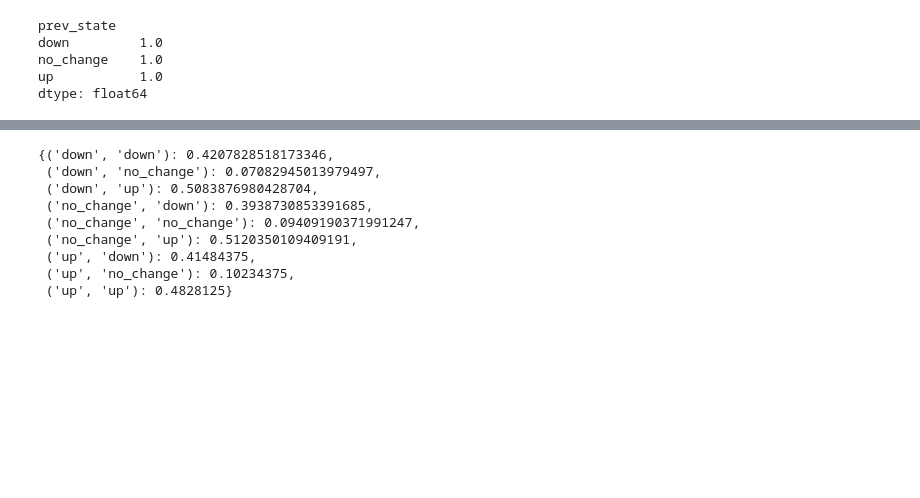
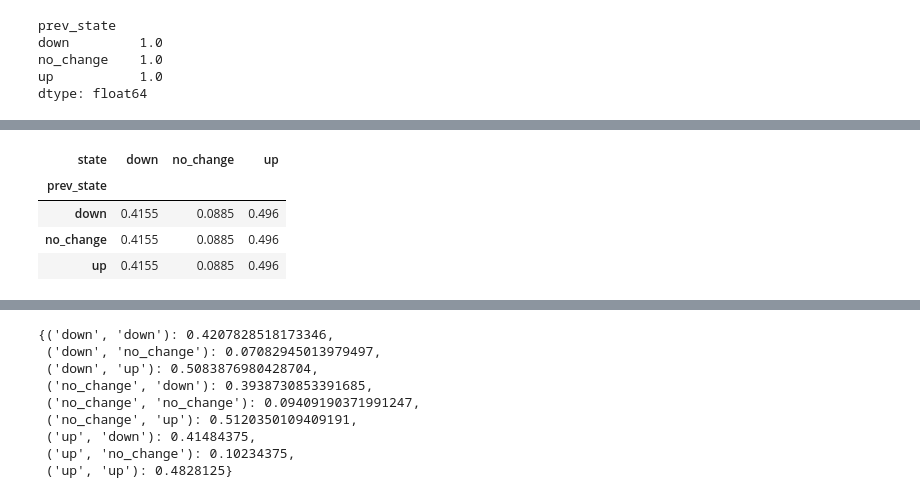
Before and after one commit to saritmaitra/Markov_Model, a Jupyter notebook: Markov_regime_switching.ipynb, the cells around one changed output, grey strips where cells are left out. Drawn from its saved outputs; the diff is of its cells as text; code cells hidden in the pictures; blank space fills up the shorter version.

```diff
--- a/Markov_regime_switching.ipynb
+++ b/Markov_regime_switching.ipynb
@@ -204,0 +224,9 @@ dtype: float64
+# %%
+t3 = round(t0.dot(t2), 4)
+t3
+# %% [output]
+| state | down | no_change | up |
+| prev_state |  |  |  |
+| down | 0.4155 | 0.0885 | 0.496 |
+| no_change | 0.4155 | 0.0885 | 0.496 |
+| up | 0.4155 | 0.0885 | 0.496 |
```
Also changed, not shown: parts of 4 cells of this notebook.
